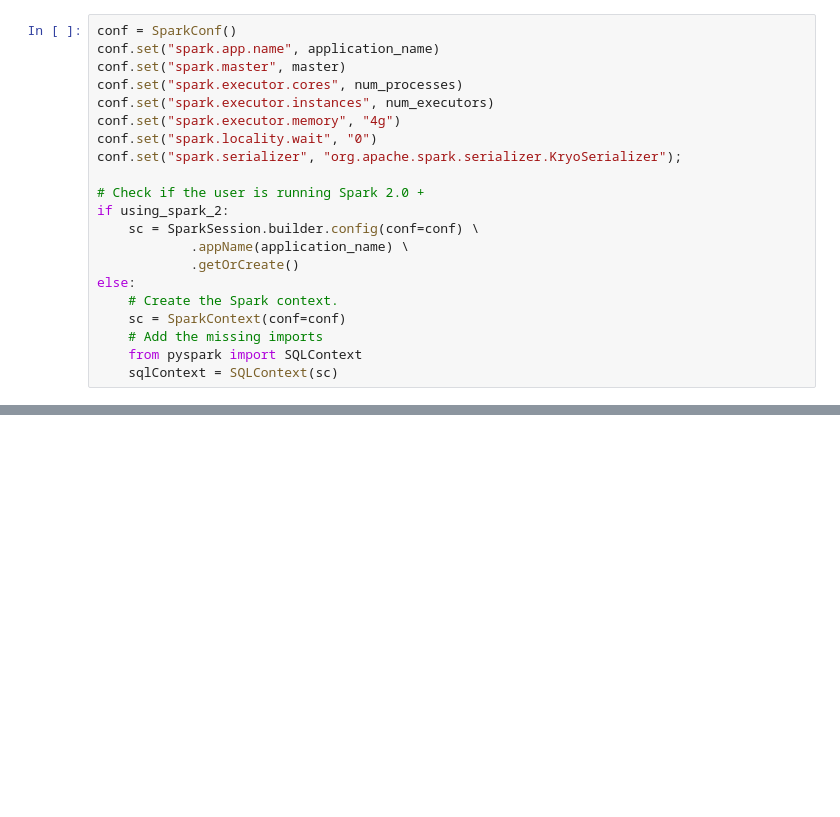
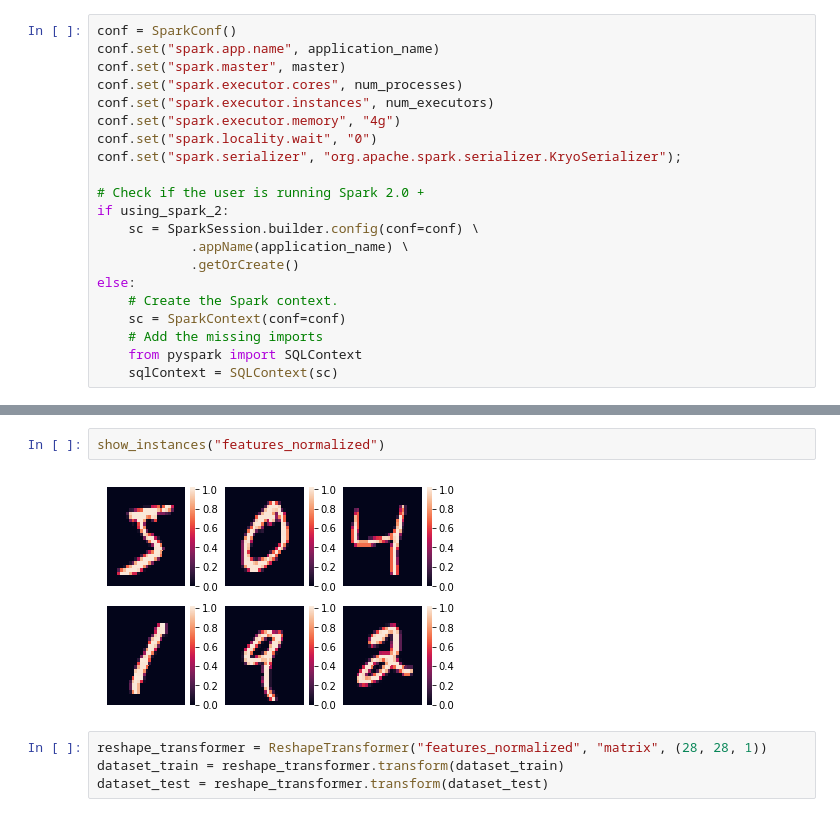
Before and after one commit to hsekia/learning-keras, a Jupyter notebook: dist-keras-example-mnist.ipynb, the cells around one changed output, grey strips where cells are left out. Drawn from its saved outputs; the diff is of its cells as text; blank space fills up the shorter version.

```diff
--- a/dist-keras-example-mnist.ipynb
+++ b/dist-keras-example-mnist.ipynb
@@ -108,0 +186,8 @@ else:
+# %%
+show_instances("features_normalized")
+# %% [output]
+[figure, added]
+# %%
+reshape_transformer = ReshapeTransformer("features_normalized", "matrix", (28, 28, 1))
+dataset_train = reshape_transformer.transform(dataset_train)
+dataset_test = reshape_transformer.transform(dataset_test)
```
Also changed, not shown: parts of 38 cells of this notebook.
